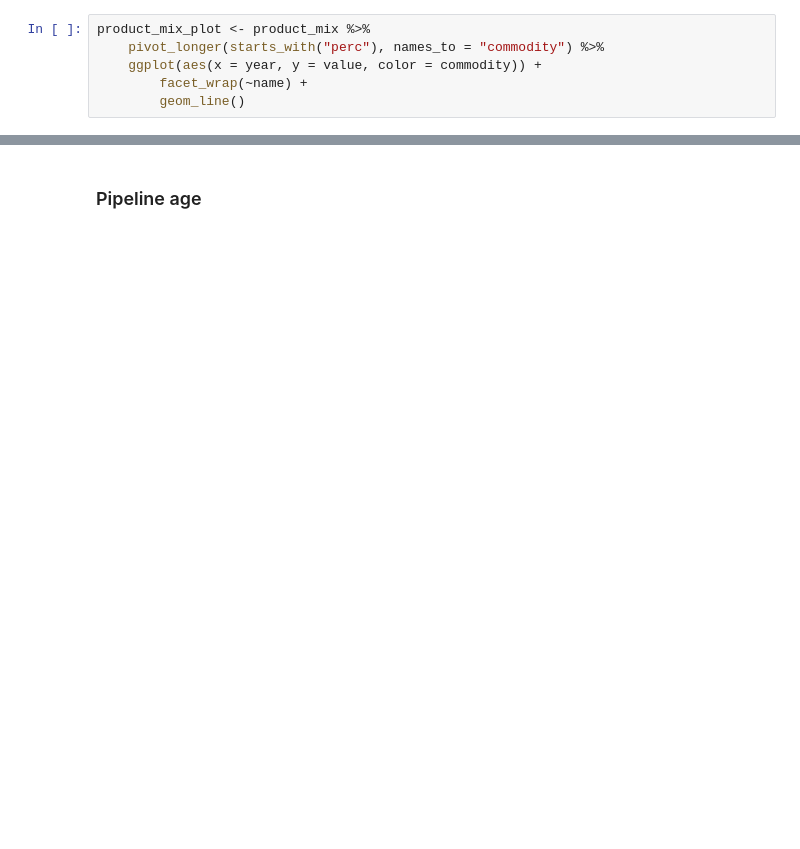
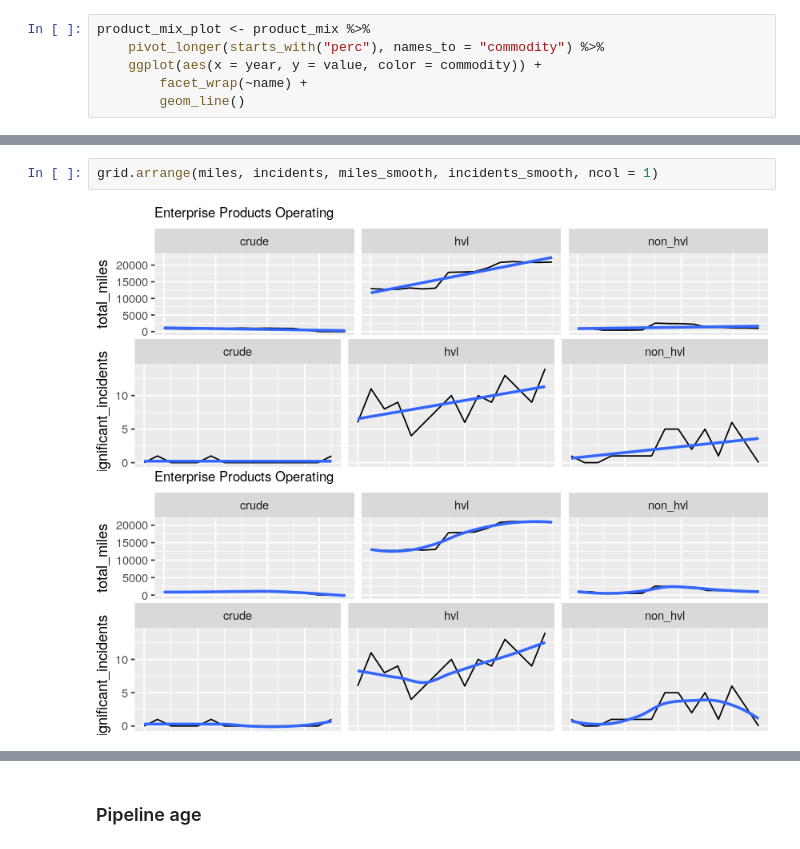
Before and after one commit to julianbarg/spills, a Jupyter notebook: presentations/explore_data_variance/explore_data_variance.ipynb, the cells around one changed output, grey strips where cells are left out. Drawn from its saved outputs; the diff is of its cells as text; blank space fills up the shorter version.

```diff
--- a/presentations/explore_data_variance/explore_data_variance.ipynb
+++ b/presentations/explore_data_variance/explore_data_variance.ipynb
@@ -342,0 +430,4 @@ print(construction)
+# %%
+grid.arrange(miles, incidents, miles_smooth, incidents_smooth, ncol = 1)
+# %% [output]
+[figure, added]
```
Also changed, not shown: parts of 30 cells of this notebook, 2 other files.
